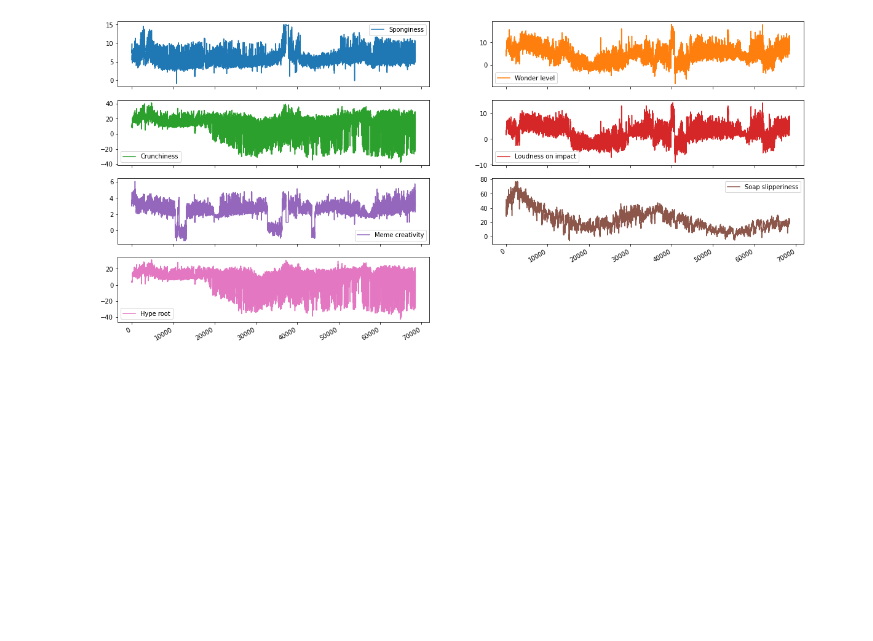
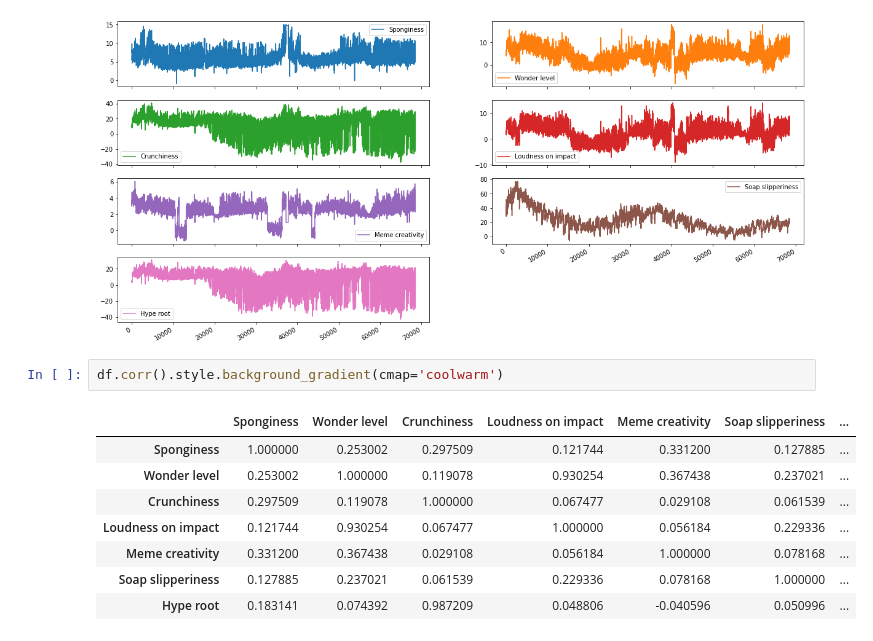
Before and after one commit to giuliovv/ANNDL_competitions, a Jupyter notebook: 2_RNN/giulio_model.ipynb, the cells around one changed output. Drawn from its saved outputs; the diff is of its cells as text; blank space fills up the shorter version.

```diff
--- a/2_RNN/giulio_model.ipynb
+++ b/2_RNN/giulio_model.ipynb
@@ -40,3 +40,14 @@ array([[<matplotlib.axes._subplots.AxesSubplot object at 0x...>,
         <matplotlib.axes._subplots.AxesSubplot object at 0x...>]],
       dtype=object)
 [figure]
+# %%
+df.corr().style.background_gradient(cmap='coolwarm')
+# %% [output]
+|  | Sponginess | Wonder level | Crunchiness | Loudness on impact | Meme creativity | Soap slipperiness | ... |
+| Sponginess | 1.000000 | 0.253002 | 0.297509 | 0.121744 | 0.331200 | 0.127885 | ... |
+| Wonder level | 0.253002 | 1.000000 | 0.119078 | 0.930254 | 0.367438 | 0.237021 | ... |
+| Crunchiness | 0.297509 | 0.119078 | 1.000000 | 0.067477 | 0.029108 | 0.061539 | ... |
+| Loudness on impact | 0.121744 | 0.930254 | 0.067477 | 1.000000 | 0.056184 | 0.229336 | ... |
+| Meme creativity | 0.331200 | 0.367438 | 0.029108 | 0.056184 | 1.000000 | 0.078168 | ... |
+| Soap slipperiness | 0.127885 | 0.237021 | 0.061539 | 0.229336 | 0.078168 | 1.000000 | ... |
+| Hype root | 0.183141 | 0.074392 | 0.987209 | 0.048806 | -0.040596 | 0.050996 | ... |
```
Also changed, not shown: parts of 1 cell of this notebook.
